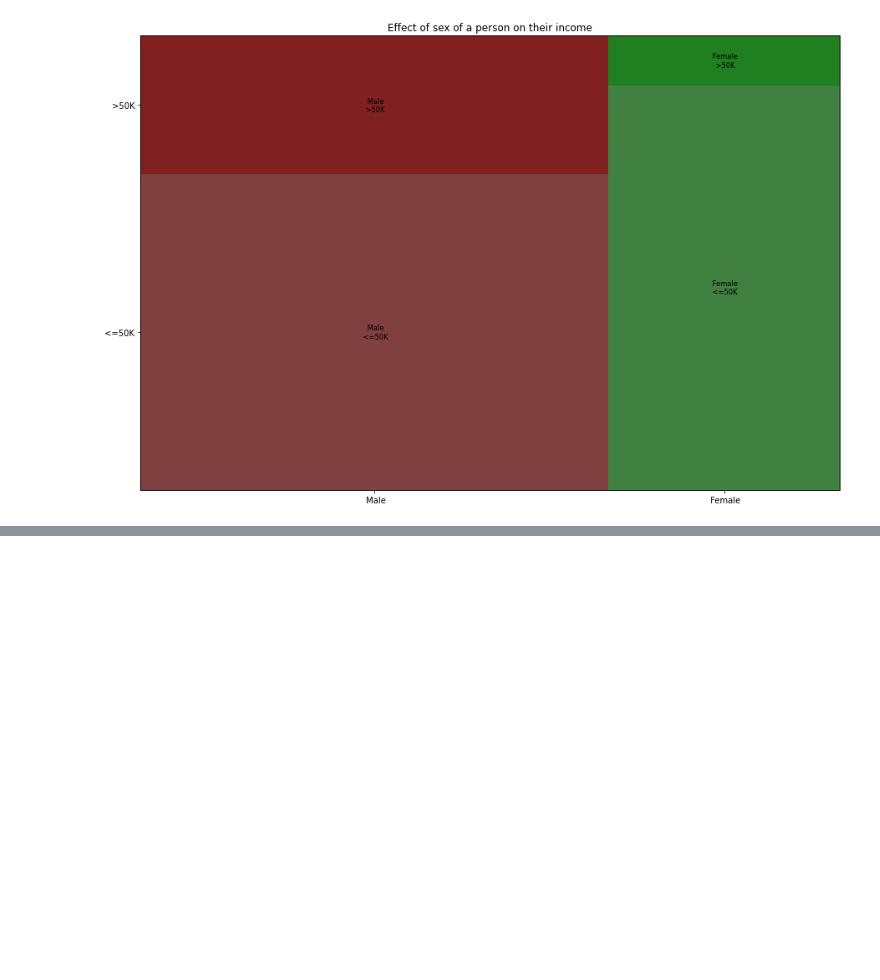
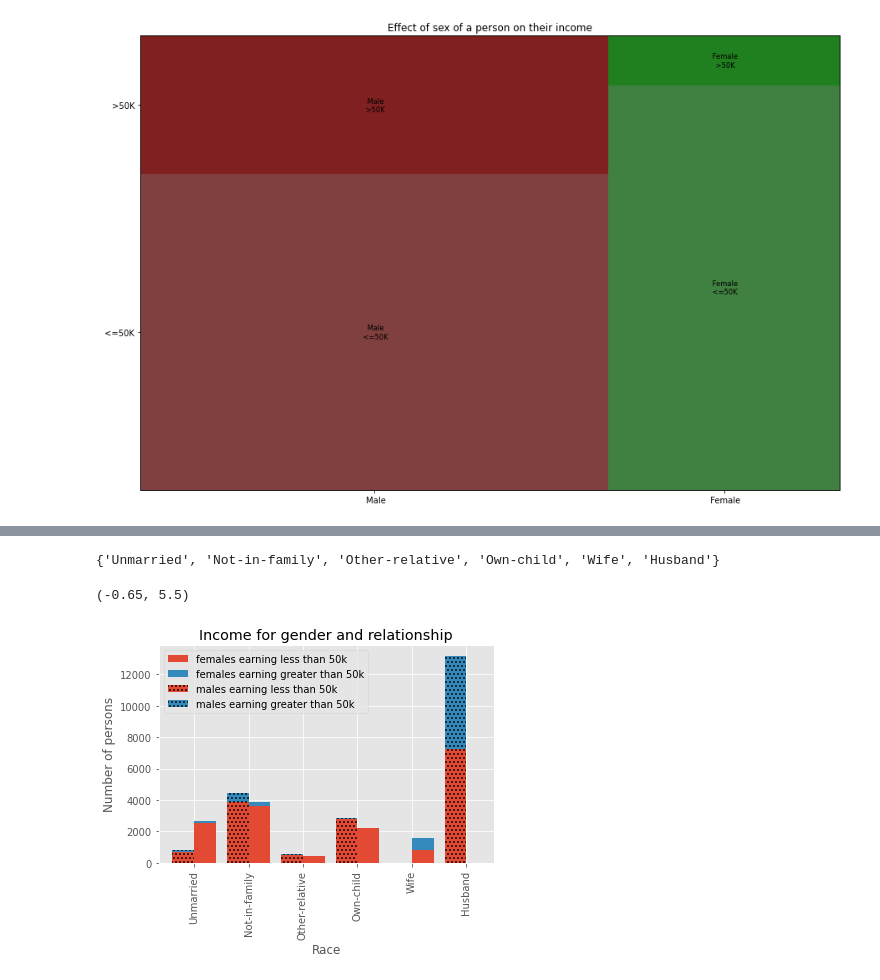
Before and after one commit to kartikpaigwar/CSE578Project, a Jupyter notebook: src/arushi.ipynb, the cells around one changed output, grey strips where cells are left out. Drawn from its saved outputs; the diff is of its cells as text; code cells hidden in the pictures; blank space fills up the shorter version.

```diff
--- a/src/arushi.ipynb
+++ b/src/arushi.ipynb
@@ -235,0 +194,66 @@ ax.set_xlim(right=len(female_dataframe)-0.5)
+# %%
+dict = {}
+race_values = set()
+race_values_set = set(list(df.relationship))
+for i in race_values_set:
+    race_values.add(i.strip())
+print(race_values)
+for race in race_values:
+    dict[race] = {"female_total" : 0,"female_less_than_50k" : 0,"female_greater_than_50k" : 0,
+                  "male_total" : 0,"male_less_than_50k" : 0,"male_greater_than_50k" : 0}
+for index, data in df.iterrows():
+    if data["sex"].strip() == "Female":
+        if data["income"].strip() == '<=50K':
+            dict[data["relationship"].strip()]["female_less_than_50k"]+=1
+        else:
+            dict[data["relationship"].strip()]["female_greater_than_50k"]+=1
+        dict[data["relationship"].strip()]["female_total"]+=1
+    else:
+        if data["income"].strip() == '<=50K':
+            dict[data["relationship"].strip()]["male_less_than_50k"]+=1
+        else:
+            dict[data["relationship"].strip()]["male_greater_than_50k"]+=1
+        dict[data["relationship"].strip()]["male_total"]+=1
+
+female = []
+males = []
+female_less_than_50k = []
+female_greater_than_50k = []
+male_less_than_50k = []
+male_greater_than_50k = []
+for race in race_values:
+    female.append(dict[race]["female_total"])
+    males.append(dict[race]["male_total"])
+    female_less_than_50k.append(dict[race]["female_less_than_50k"])
+    female_greater_than_50k.append(dict[race]["female_greater_than_50k"])
+    male_less_than_50k.append(dict[race]["male_less_than_50k"])
+    male_greater_than_50k.append(dict[race]["male_greater_than_50k"])
+
+
+
+female_dataframe = pd.DataFrame({
+    "females earning less than 50k":female_less_than_50k,
+    "females earning greater than 50k":female_greater_than_50k,
+    }, index=race_values
+)
+
+male_dataframe = pd.DataFrame({
+    "males earning less than 50k":male_less_than_50k,
+    "males earning greater than 50k":male_greater_than_50k,
+    }, index=race_values
+)
+
+plt.style.use('ggplot')
+fig, ax = plt.subplots()
+plt.title("Income for gender and relationship")
+plt.ylabel("Number of persons")
+plt.xlabel("Race")
+female_dataframe.plot(kind="bar", stacked=True, width=0.4,
+                  ax=ax, position=0)
+male_dataframe.plot(kind="bar", stacked=True, width=0.4,
+                   ax=ax, position=1, hatch='...')
+ax.set_xlim(right=len(female_dataframe)-0.5)
+# %% [output]
+{'Unmarried', 'Not-in-family', 'Other-relative', 'Own-child', 'Wife', 'Husband'}
+(-0.65, 5.5)
+[figure, added]
```
Also changed, not shown: parts of 4 cells of this notebook.
